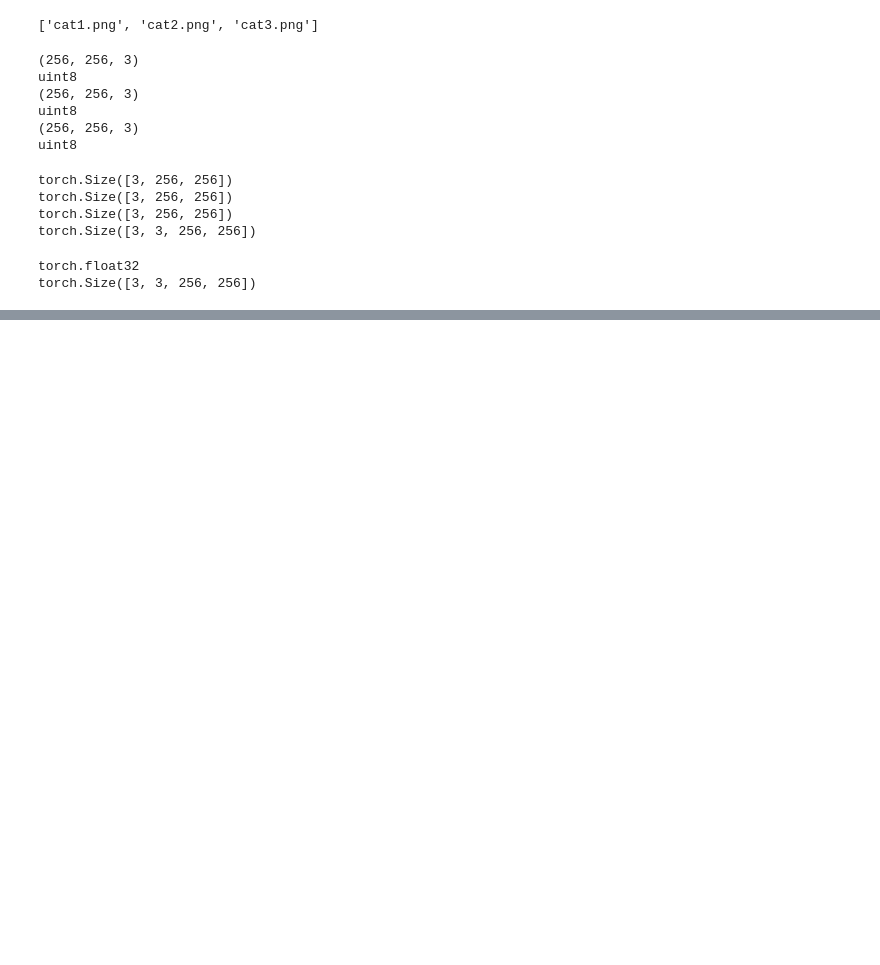
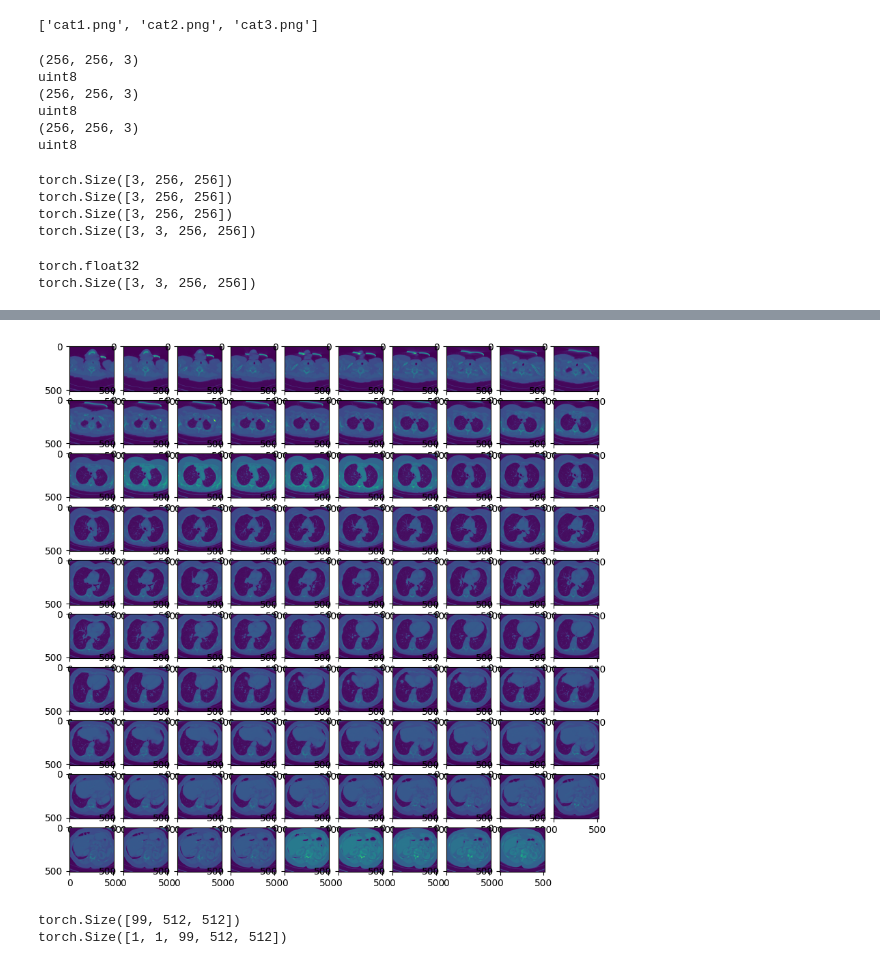
Before and after one commit to SINHS04/CSE533, a Jupyter notebook: Lab/data_to_tensor.ipynb, the cells around one changed output, grey strips where cells are left out. Saved outputs shown, nothing was run; the diff lists cells and outputs as text; code cells hidden in the pictures; blank space fills up the shorter version.

Commit message:
~video data

```diff
--- a/Lab/data_to_tensor.ipynb
+++ b/Lab/data_to_tensor.ipynb
@@ -80,0 +87,7 @@ torch.Size([3, 3, 256, 256])
+# %%
+dir_path = os.path.join(os.path.pardir, "resource", "c_volumetric-dicom", "2-LUNG_3.0_B70f-04083")
+vol_array = imageio.volread(dir_path, format="DICOM")
+print(type(vol_array))
+print(vol_array.shape)
+print(vol_array.dtype)
+print(vol_array[0])
@@ -80,0 +108,20 @@ torch.Size([3, 3, 256, 256])
+# %%
+import matplotlib.pyplot as plt
+
+fig = plt.figure(figsize=(10, 10))
+
+for id in range(99):    # visualize the 3d image data
+    fig.add_subplot(10, 10, id+1)
+    plt.imshow(vol_array[id])
+plt.show()
+# %% [output]
+[figure, added]
+# %%
+vol = torch.from_numpy(vol_array).float()
+print(vol.shape)    # [99, 512, 512] -> [depth, h, w], should contain channel dimension and data size dimension
+vol = torch.unsqueeze(vol, dim=0)   # channel
+vol = torch.unsqueeze(vol, dim=0)   # data size
+print(vol.shape)
+# %% [output]
+torch.Size([99, 512, 512])
+torch.Size([1, 1, 99, 512, 512])
```
Also changed, not shown: parts of 29 cells of this notebook.
